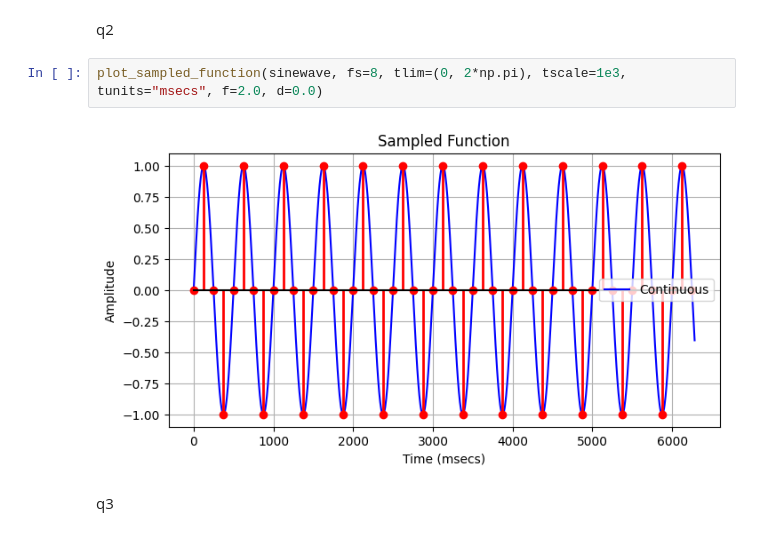
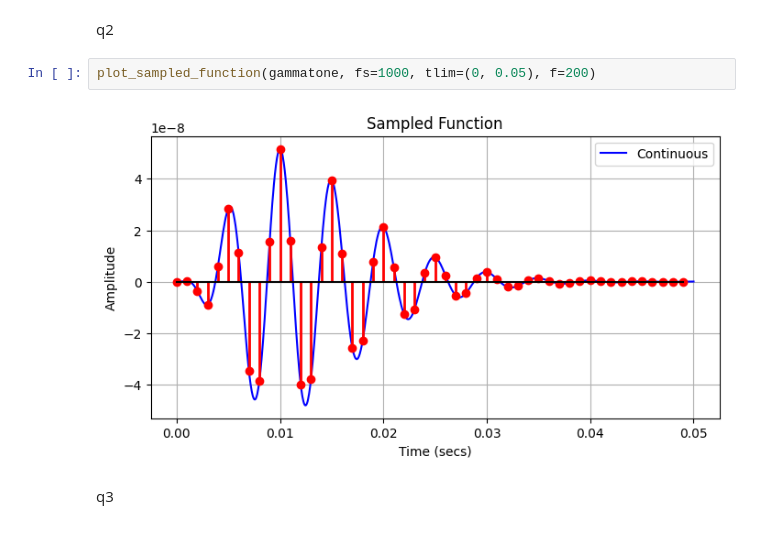
Before and after one commit to RyanL72/CSDS_364, a Jupyter notebook: Assignment_A3a/A3a_rhl72.ipynb, the cells around one changed output. Drawn from its saved outputs; the diff is of its cells as text.

```diff
--- a/Assignment_A3a/A3a_rhl72.ipynb
+++ b/Assignment_A3a/A3a_rhl72.ipynb
@@ -191,10 +191,10 @@ plot_sampled_function(sinewave, fs=8, tlim=(0, 2*np.pi), tscale=1e3, tunits="mse
 [figure]
 # %% [markdown]
 q2
-# %%
-plot_sampled_function(sinewave, fs=8, tlim=(0, 2*np.pi), tscale=1e3, tunits="msecs", f=2.0, d=0.0)
-# %% [output]
-[figure, removed]
+# %%
+plot_sampled_function(gammatone, fs=1000, tlim=(0, 0.05), f=200)
+# %% [output]
+[figure, added]
 # %% [markdown]
 q3
 # %%
```
Also changed, not shown: parts of 4 cells of this notebook, 4 other files.
